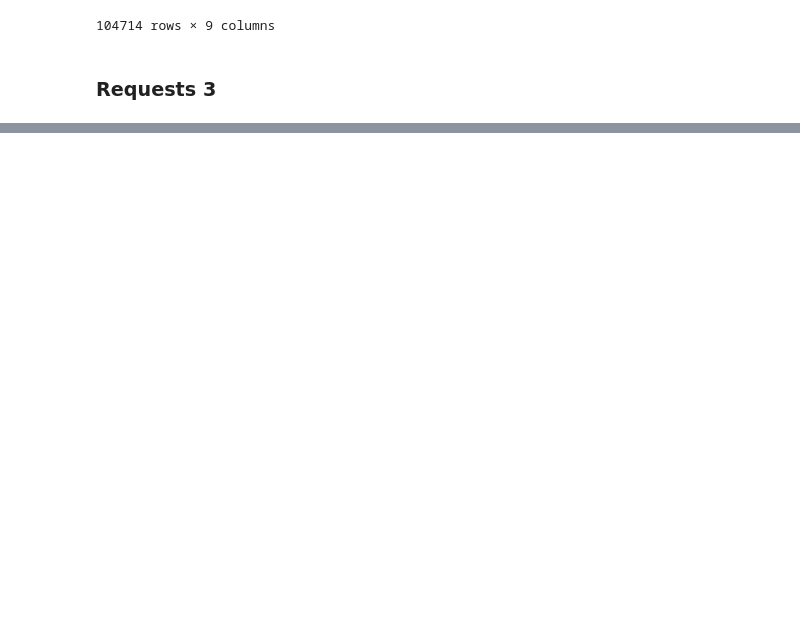
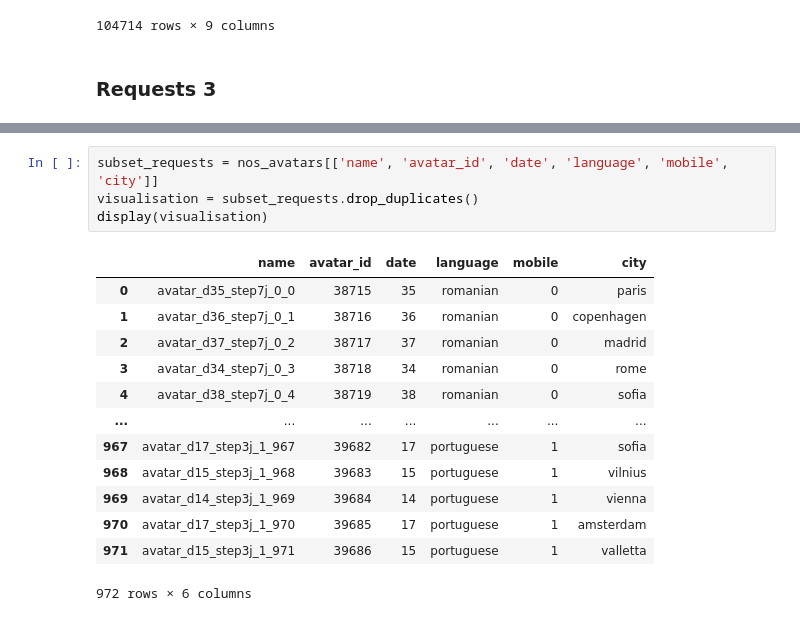
Before and after one commit to EliseBcl/D-fi_IA_2023, a Jupyter notebook: defi_ia_2023.ipynb, the cells around one changed output, grey strips where cells are left out. Saved outputs shown, nothing was run; the diff lists cells and outputs as text; blank space fills up the shorter version.

Commit message:
request 4

```diff
--- a/defi_ia_2023.ipynb
+++ b/defi_ia_2023.ipynb
@@ -355,0 +373,18 @@ display(requests_3)
+# %%
+subset_requests = nos_avatars[['name', 'avatar_id', 'date', 'language', 'mobile', 'city']]
+visualisation = subset_requests.drop_duplicates()
+display(visualisation)
+# %% [output]
+|  | name | avatar_id | date | language | mobile | city |
+| 0 | avatar_d35_step7j_0_0 | 38715 | 35 | romanian | 0 | paris |
+| 1 | avatar_d36_step7j_0_1 | 38716 | 36 | romanian | 0 | copenhagen |
+| 2 | avatar_d37_step7j_0_2 | 38717 | 37 | romanian | 0 | madrid |
+| 3 | avatar_d34_step7j_0_3 | 38718 | 34 | romanian | 0 | rome |
+| 4 | avatar_d38_step7j_0_4 | 38719 | 38 | romanian | 0 | sofia |
+| ... | ... | ... | ... | ... | ... | ... |
+| 967 | avatar_d17_step3j_1_967 | 39682 | 17 | portuguese | 1 | sofia |
+| 968 | avatar_d15_step3j_1_968 | 39683 | 15 | portuguese | 1 | vilnius |
+| 969 | avatar_d14_step3j_1_969 | 39684 | 14 | portuguese | 1 | vienna |
+| 970 | avatar_d17_step3j_1_970 | 39685 | 17 | portuguese | 1 | amsterdam |
+| 971 | avatar_d15_step3j_1_971 | 39686 | 15 | portuguese | 1 | valletta |
+972 rows × 6 columns
```
Also changed, not shown: parts of 5 cells of this notebook.
